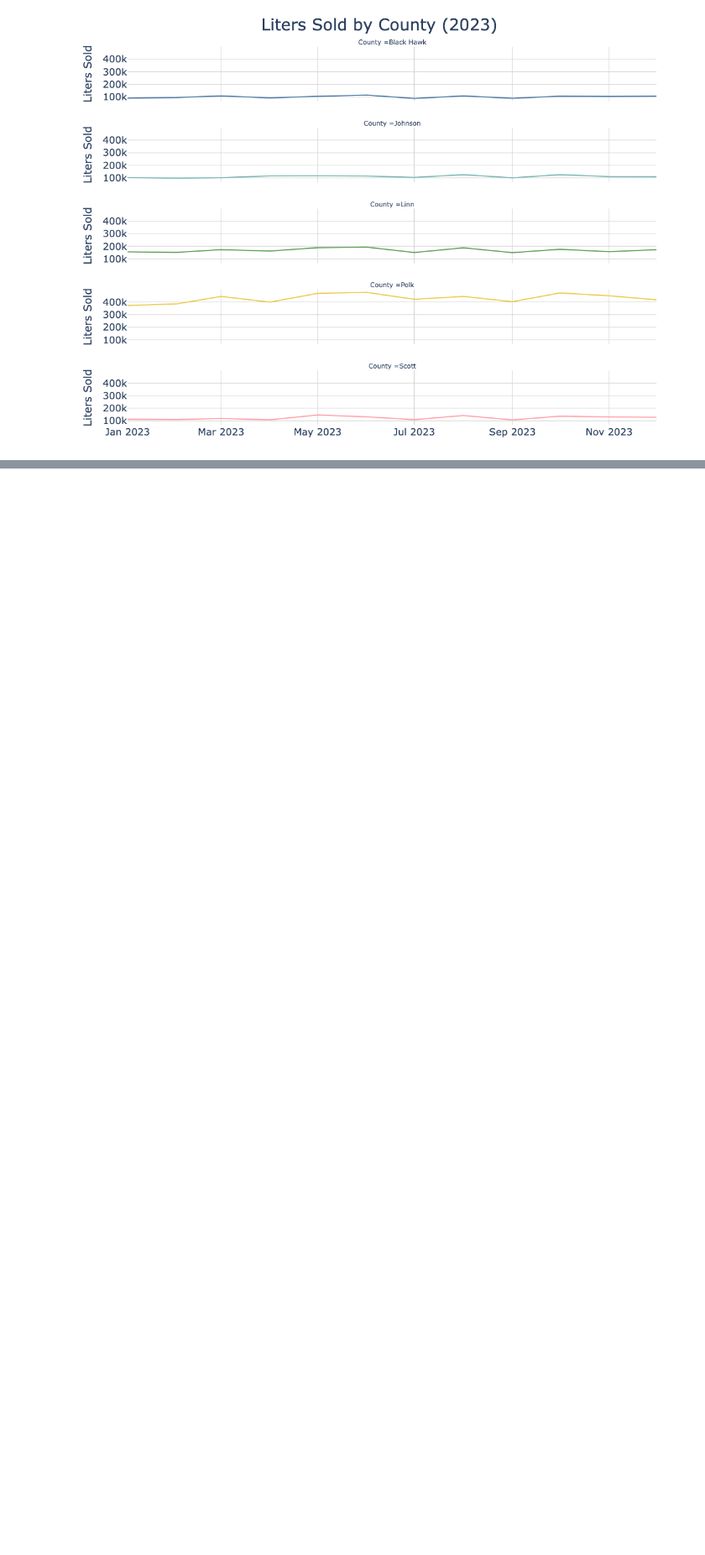
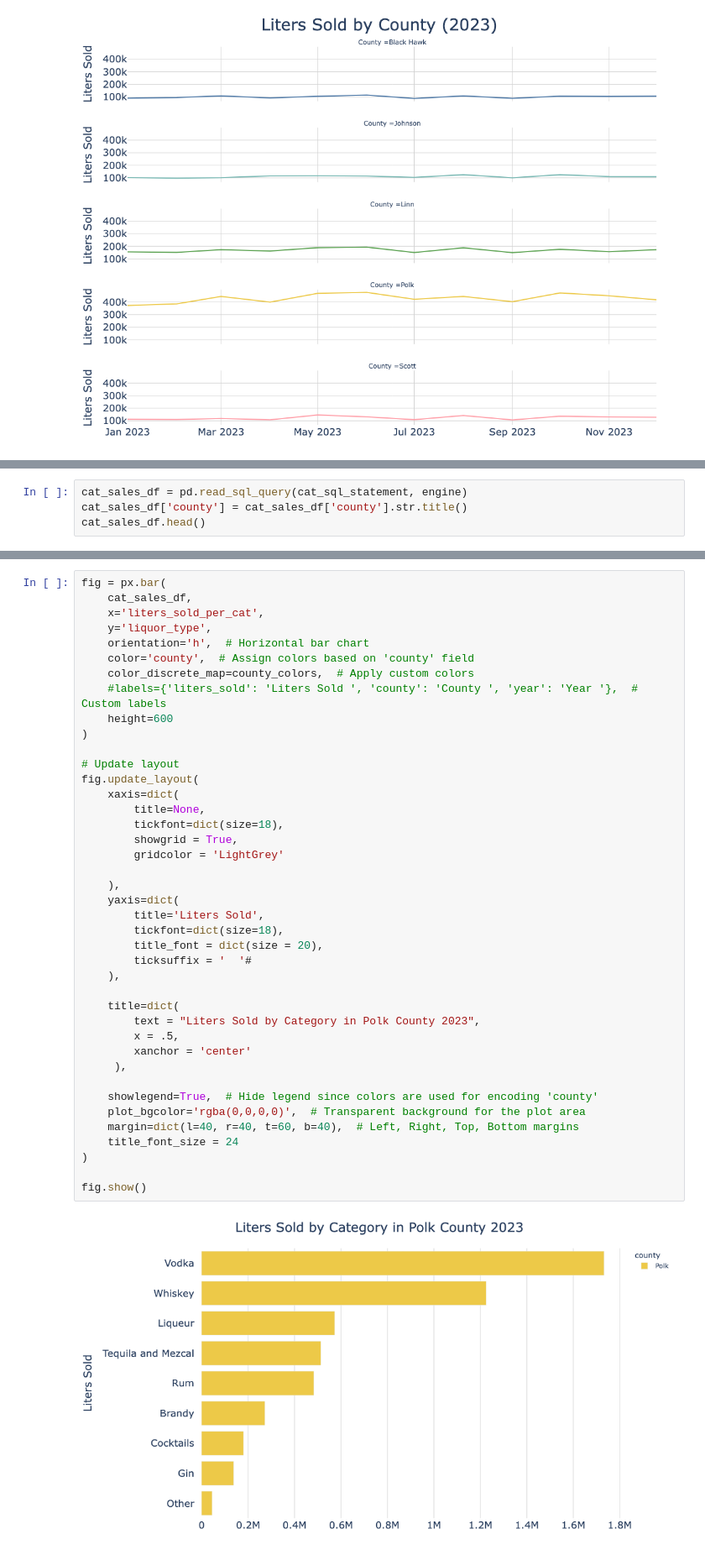
Before and after one commit to amoutafian/iowa_liquor_project, a Jupyter notebook: iowa_liquor_continued_exploratory_analysis.ipynb, the cells around one changed output, grey strips where cells are left out. Shown at 84% size. Drawn from its saved outputs; the diff is of its cells as text; blank space fills up the shorter version.

```diff
--- a/iowa_liquor_continued_exploratory_analysis.ipynb
+++ b/iowa_liquor_continued_exploratory_analysis.ipynb
@@ -384,0 +424,4 @@ fig.show()
+# %%
+cat_sales_df = pd.read_sql_query(cat_sql_statement, engine)
+cat_sales_df['county'] = cat_sales_df['county'].str.title()
+cat_sales_df.head()
@@ -384,0 +435,43 @@ fig.show()
+# %%
+fig = px.bar(
+    cat_sales_df,
+    x='liters_sold_per_cat',
+    y='liquor_type',
+    orientation='h',  # Horizontal bar chart
+    color='county',  # Assign colors based on 'county' field
+    color_discrete_map=county_colors,  # Apply custom colors
+    #labels={'liters_sold': 'Liters Sold ', 'county': 'County ', 'year': 'Year '},  # Custom labels
+    height=600
+)
+
+# Update layout
+fig.update_layout(
+    xaxis=dict(
+        title=None,
+        tickfont=dict(size=18),
+        showgrid = True,
+        gridcolor = 'LightGrey'
+
+    ),
+    yaxis=dict(
+        title='Liters Sold',
+        tickfont=dict(size=18),
+        title_font = dict(size = 20),
+        ticksuffix = '  '#
+    ),
+
+    title=dict(
+        text = "Liters Sold by Category in Polk County 2023",
+        x = .5,
+        xanchor = 'center'
+     ),
+
+    showlegend=True,  # Hide legend since colors are used for encoding 'county'
+    plot_bgcolor='rgba(0,0,0,0)',  # Transparent background for the plot area
+    margin=dict(l=40, r=40, t=60, b=40),  # Left, Right, Top, Bottom margins
+    title_font_size = 24
+)
+
+fig.show()
+# %% [output]
+[figure, added]
```
Also changed, not shown: parts of 2 cells of this notebook.
